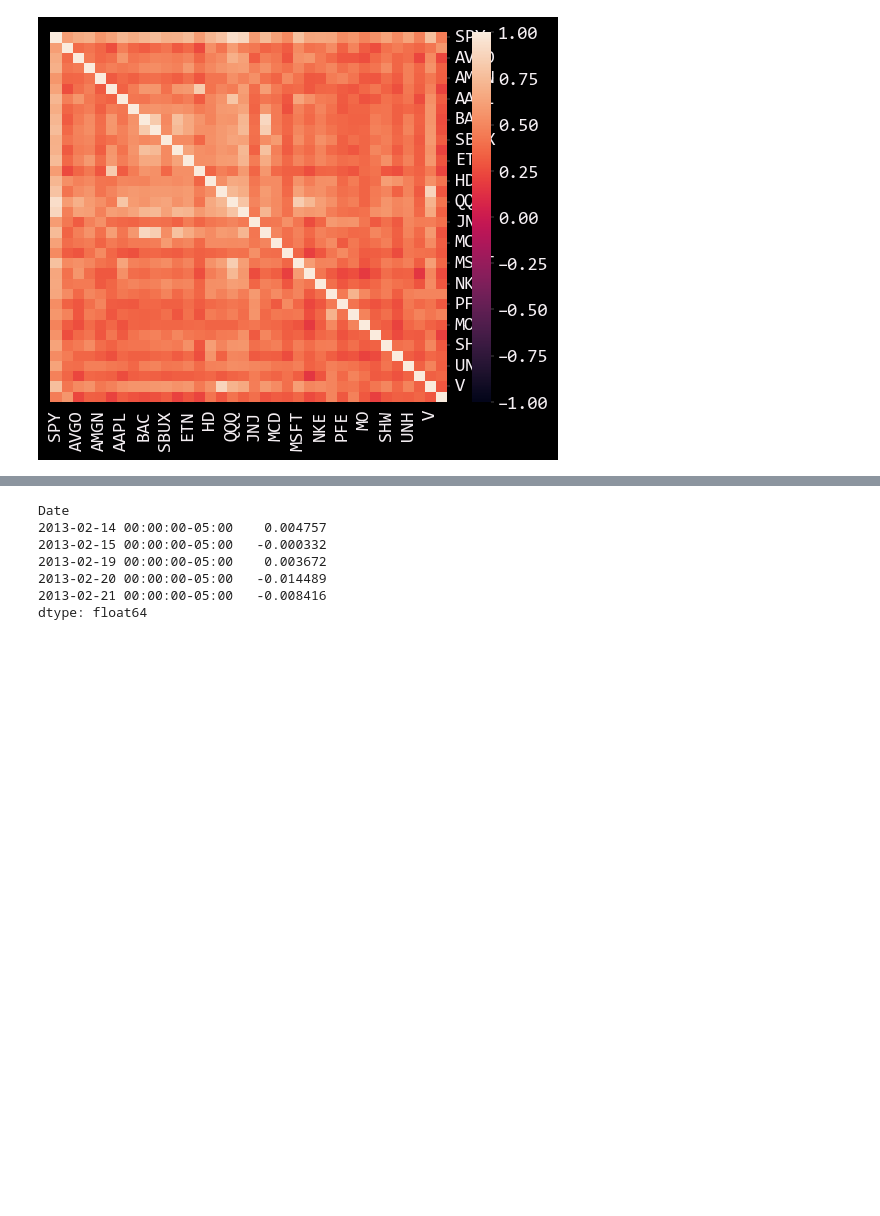
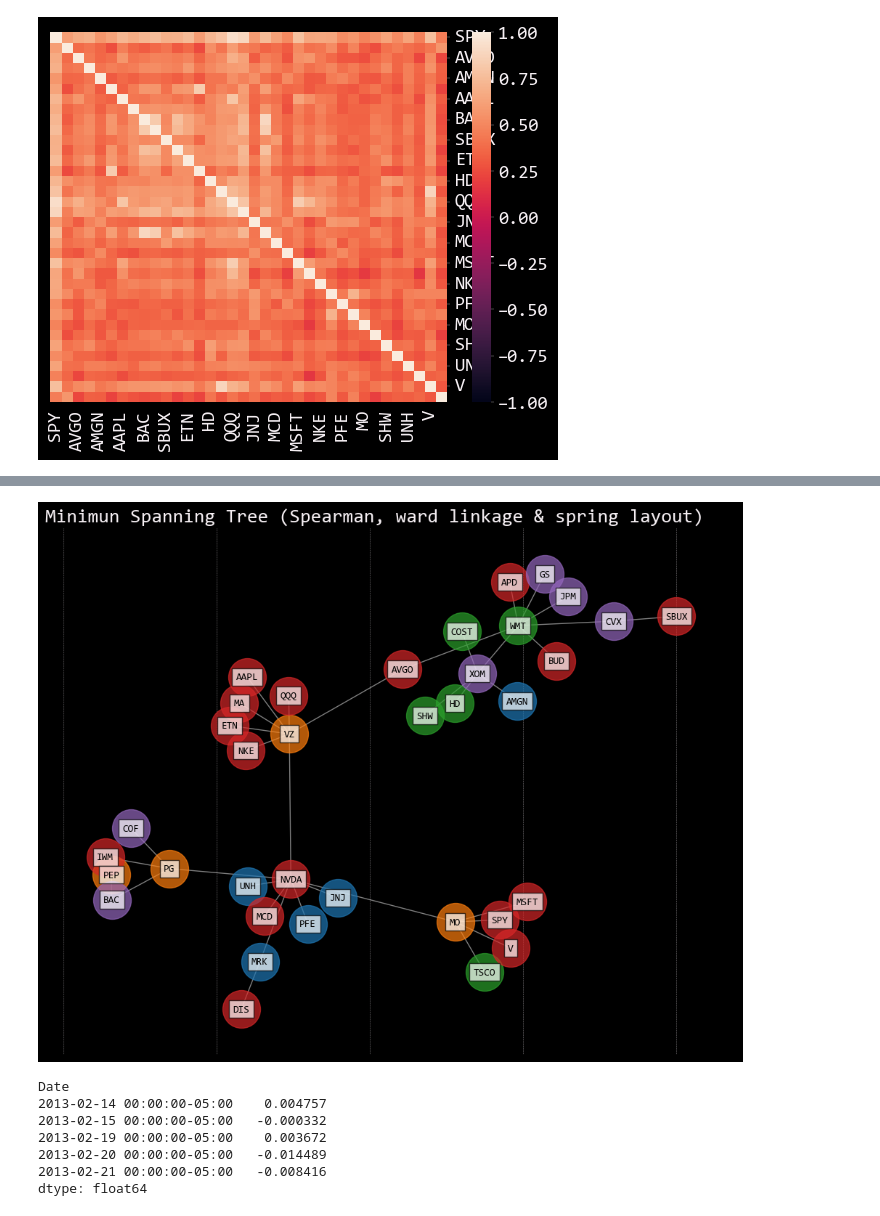
Before and after one commit to omarmoreta/Fintech_Project_1, a Jupyter notebook: Portfolios/Mike_portfolio.ipynb, the cells around one changed output, grey strips where cells are left out. Cells and saved outputs as stored; diff of their text form; code cells hidden in the pictures; blank space fills up the shorter version.

```diff
--- a/Portfolios/Mike_portfolio.ipynb
+++ b/Portfolios/Mike_portfolio.ipynb
@@ -74,3 +112,11 @@ sns.heatmap(correlation, vmin=-1, vmax=1)
+# %%
+# Plot the MST
+ax = rp.plot_network(returns=returns, codependence="spearman",
+                     linkage="ward", k=None, max_k=10,
+                     alpha_tail=0.05, leaf_order=True,
+                     kind='spring', ax=None)
+# %% [output]
+[figure, added]
 # %%
 #weight the portfolio (0.0285 = equal wt for 35 stocks)
 #weight the portfolio
```
Also changed, not shown: parts of 25 cells of this notebook, 5 other files.
